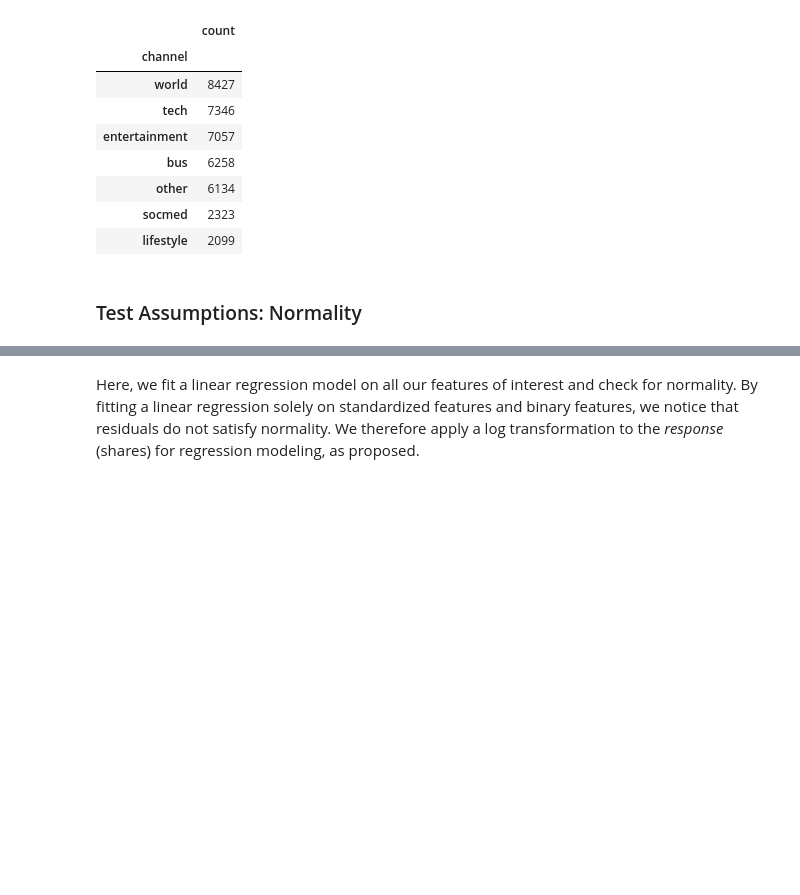
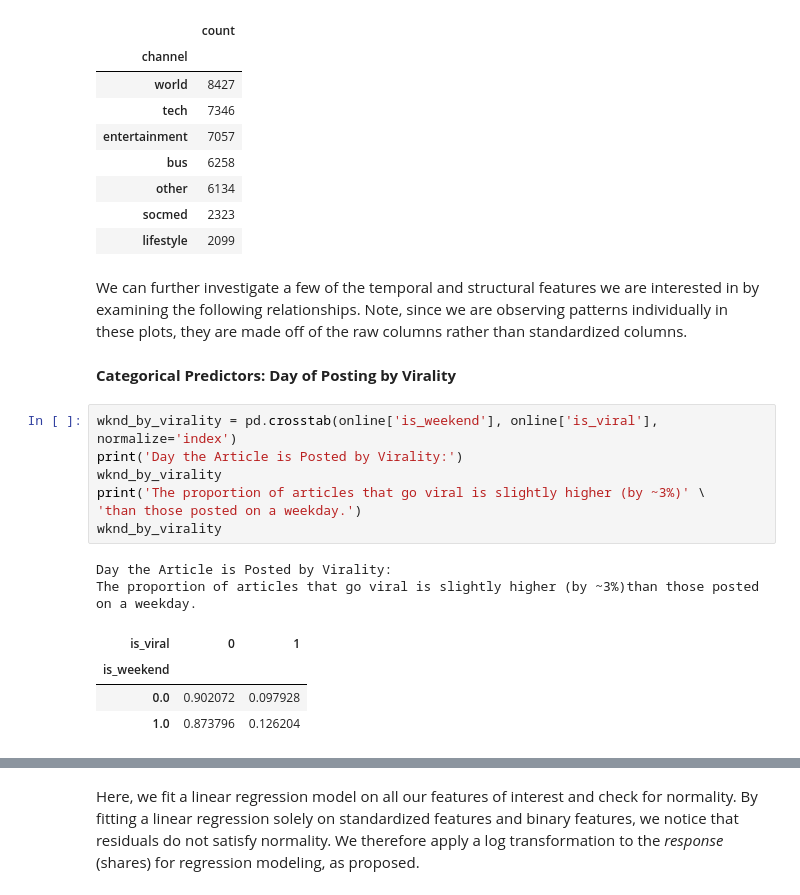
Before and after one commit to katiehanni/MATH_189_final_project, a Jupyter notebook: analysis/analysis.ipynb, the cells around one changed output, grey strips where cells are left out. Cells and saved outputs as stored; diff of their text form; blank space fills up the shorter version.

```diff
--- a/analysis/analysis.ipynb
+++ b/analysis/analysis.ipynb
@@ -304,5 +315,21 @@ Univariate distribution for categorical predictors:
 | other | 6134 |
 | socmed | 2323 |
 | lifestyle | 2099 |
-# %% [markdown]
-### Test Assumptions: Normality
+# %% [markdown]
+We can further investigate a few of the temporal and structural features we are interested in by examining the following relationships. Note, since we are observing patterns individually in these plots, they are made off of the raw columns rather than standardized columns.
+# %% [markdown]
+**Categorical Predictors: Day of Posting by Virality**
+# %%
+wknd_by_virality = pd.crosstab(online['is_weekend'], online['is_viral'], normalize='index')
+print('Day the Article is Posted by Virality:')
+wknd_by_virality
+print('The proportion of articles that go viral is slightly higher (by ~3%)' \
+'than those posted on a weekday.')
+wknd_by_virality
+# %% [output]
+Day the Article is Posted by Virality:
+The proportion of articles that go viral is slightly higher (by ~3%)than those posted on a weekday.
+| is_viral | 0 | 1 |
+| is_weekend |  |  |
+| 0.0 | 0.902072 | 0.097928 |
+| 1.0 | 0.873796 | 0.126204 |
```
Also changed, not shown: parts of 14 cells of this notebook.
